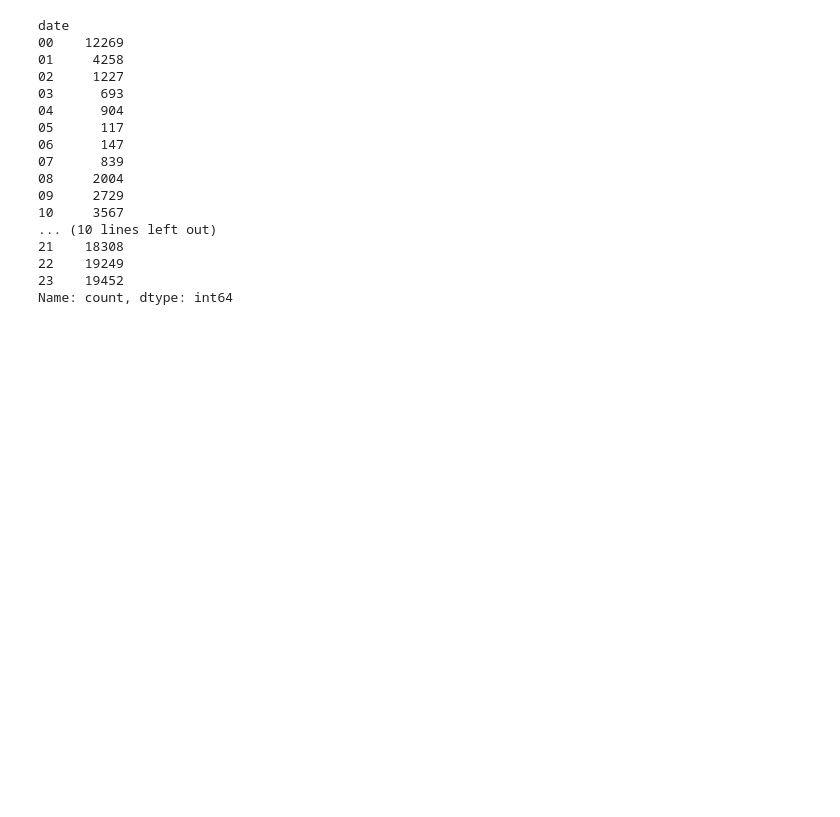
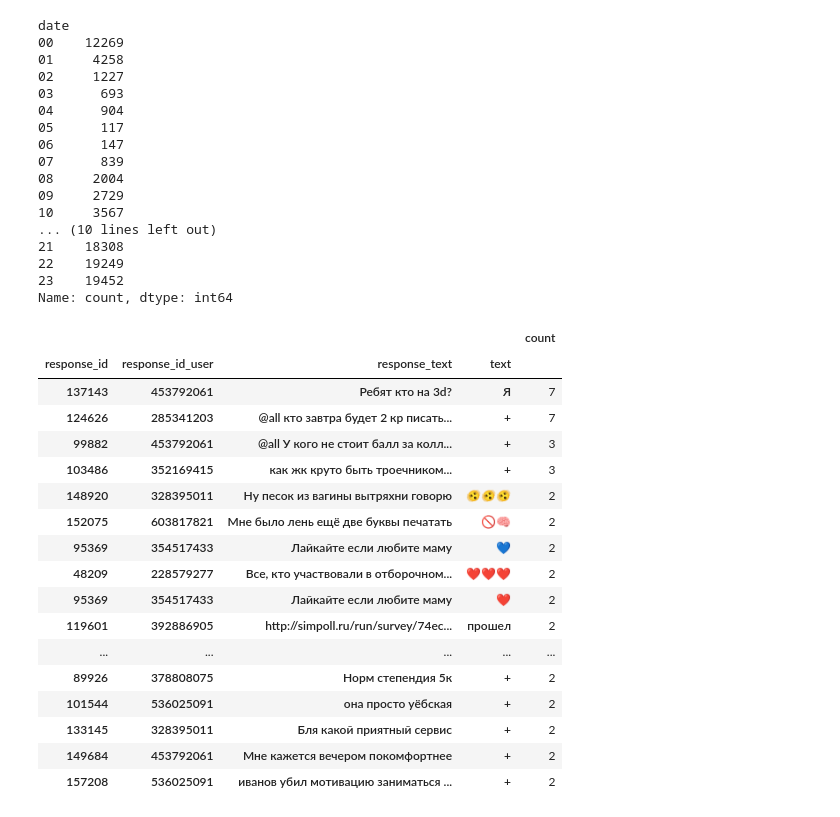
Before and after one commit to Jrol123/VK_stats, a Jupyter notebook: vk_stat.ipynb, the cells around one changed output. Drawn from its saved outputs; the diff is of its cells as text; code cells hidden in the pictures; blank space fills up the shorter version.

```diff
--- a/vk_stat.ipynb
+++ b/vk_stat.ipynb
@@ -464,3 +471,35 @@ date
 22    19249
 23    19452
 Name: count, dtype: int64
+# %%
+pairs_msg = (chat_df.loc[0:,
+             ['id', 'id_user', 'text', 'response_id', 'response_id_user', 'response_text']])
+pairs_msg = pairs_msg[pairs_msg['response_id'] != -1]
+pairs_msg = ((pairs_msg.groupby(['response_id', 'response_id_user', 'response_text', 'text']).count()[['id']]).rename(
+    {'id': 'count'}, axis='columns'))
+
+# pairs_msg = pairs_msg.merge(users_df, left_on='response_id_user', right_on='id')
+pairs_msg = (pairs_msg.sort_values(by=['count', 'text'], ascending=[False, False]))
+
+pairs_msg = pairs_msg[pairs_msg['count'] > 1]
+
+pairs_msg
+# %% [output]
+|  |  |  |  | count |
+| response_id | response_id_user | response_text | text |  |
+| 137143 | 453792061 | Ребят кто на 3d? | Я | 7 |
+| 124626 | 285341203 | @all кто завтра будет 2 кр писать... | + | 7 |
+| 99882 | 453792061 | @all У кого не стоит балл за колл... | + | 3 |
+| 103486 | 352169415 | как жк круто быть троечником... | + | 3 |
+| 148920 | 328395011 | Ну песок из вагины вытряхни говорю | 🫨🫨🫨 | 2 |
+| 152075 | 603817821 | Мне было лень ещё две буквы печатать | 🚫🧠 | 2 |
+| 95369 | 354517433 | Лайкайте если любите маму | 💙 | 2 |
+| 48209 | 228579277 | Все, кто участвовали в отборочном... | ❤❤❤ | 2 |
+| 95369 | 354517433 | Лайкайте если любите маму | ❤ | 2 |
+| 119601 | 392886905 | http://simpoll.ru/run/survey/74ec... | прошел | 2 |
+| ... | ... | ... | ... | ... |
+| 89926 | 378808075 | Норм степендия 5к | + | 2 |
+| 101544 | 536025091 | она просто уёбская | + | 2 |
+| 133145 | 328395011 | Бля какой приятный сервис | + | 2 |
+| 149684 | 453792061 | Мне кажется вечером покомфортнее | + | 2 |
+| 157208 | 536025091 | иванов убил мотивацию заниматься ... | + | 2 |
```
Also changed, not shown: parts of 8 cells of this notebook.
